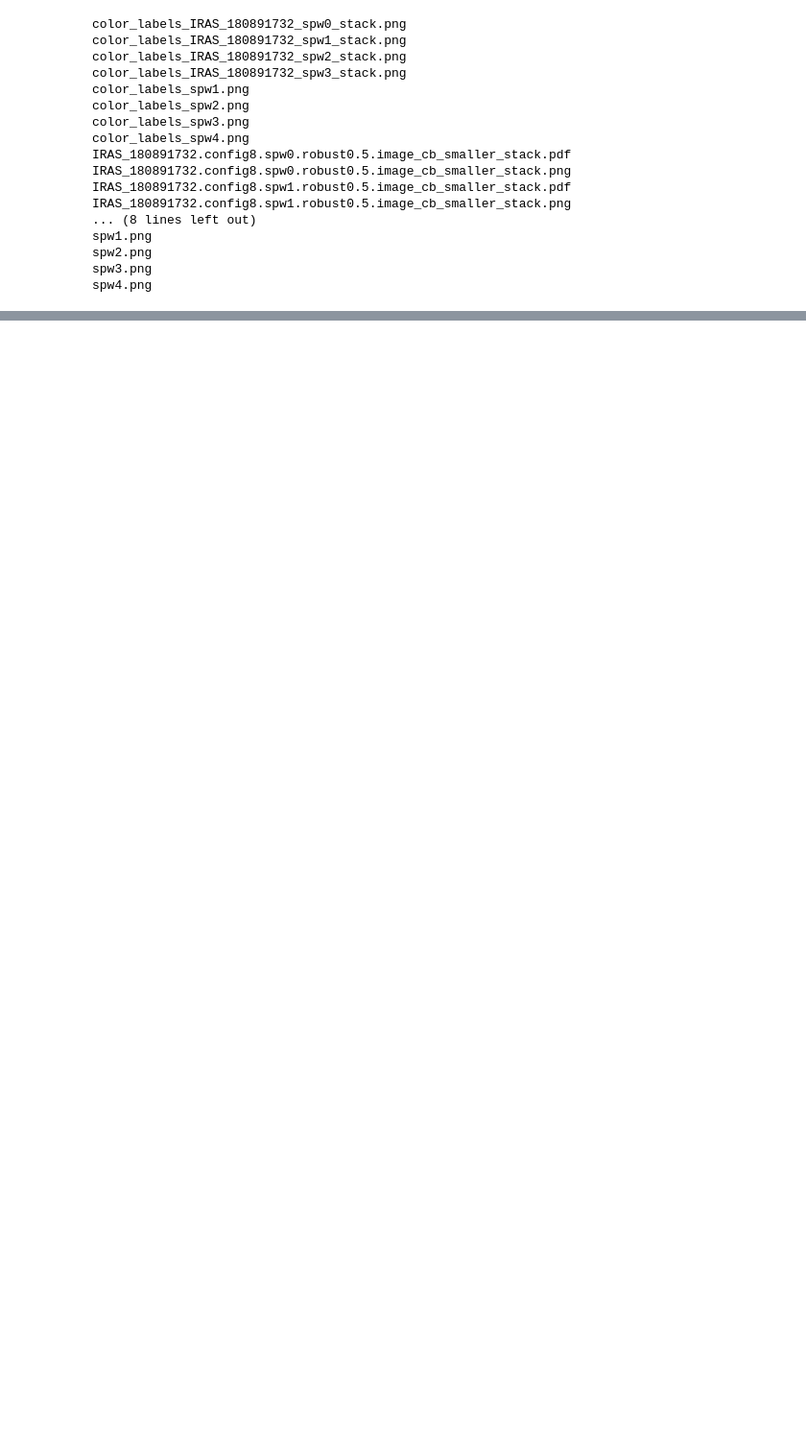
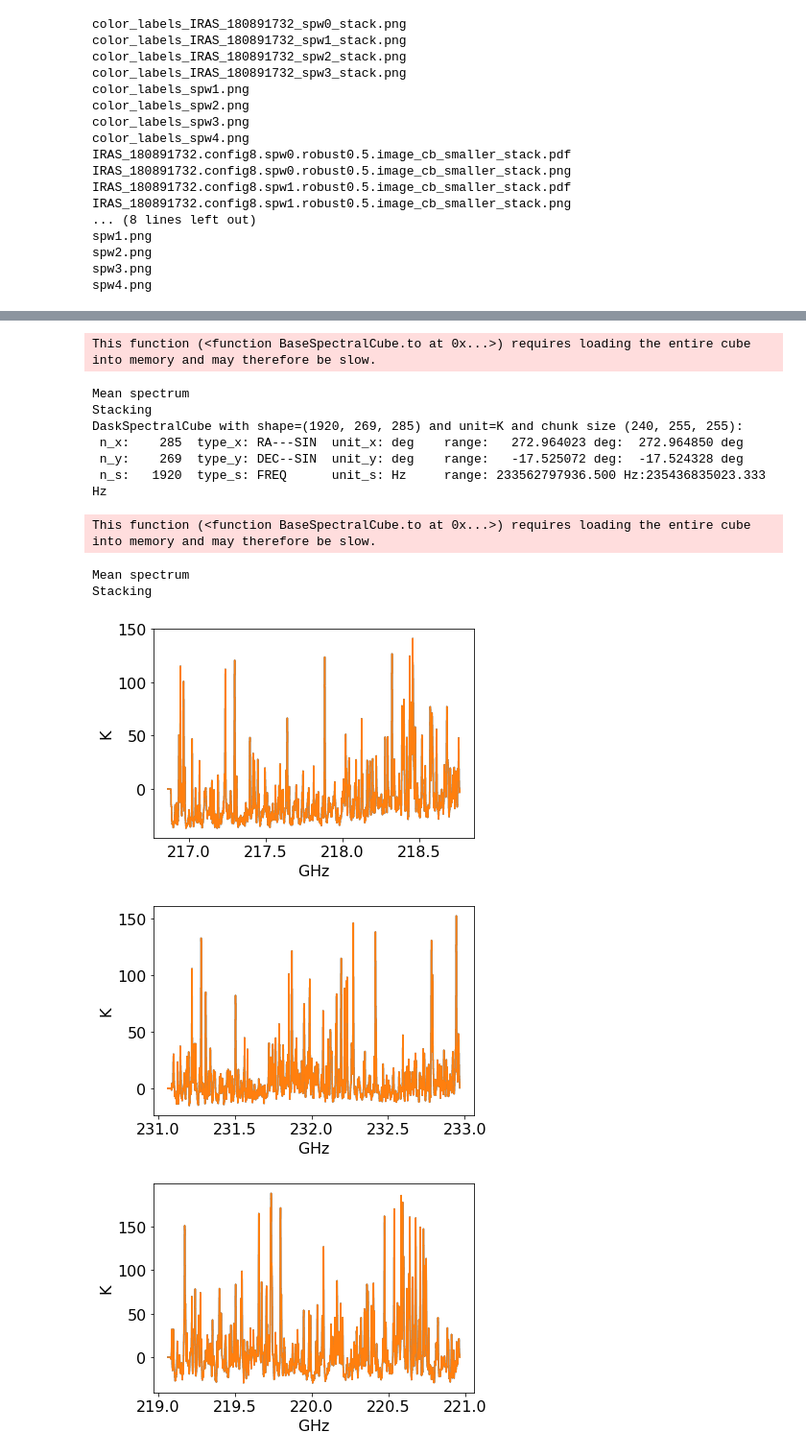
Before and after one commit to keflavich/saltmining, a Jupyter notebook: notebooks/Sanhueza18089.ipynb, the cells around one changed output, grey strips where cells are left out. Shown at 96% size. Saved outputs shown, nothing was run; the diff lists cells and outputs as text; code cells hidden in the pictures; blank space fills up the shorter version.

```diff
--- a/notebooks/Sanhueza18089.ipynb
+++ b/notebooks/Sanhueza18089.ipynb
@@ -496,6 +551,7 @@ import glob
 import spectral_cube.analysis_utilities
 import reproject
 from tqdm.notebook import tqdm
+from astropy.io import fits
 
 cbflist = (glob.glob('IRAS_180891732.config8.spw[0-3].robust0.5.image_cb_smaller.fits'))
 for fn in cbflist:
@@ -520,7 +576,7 @@ for fn in cbflist:
                                              scube.wcs.celestial,
                                              shape_out=scube.shape[1:])
     vmap_proj = u.Quantity(vmap_proj, u.km/u.s)
-    fits.PrimaryHDU(data=vmap_proj, header=scube.wcs.celestial.to_header()).writeto('vmap.fits')
+    fits.PrimaryHDU(data=vmap_proj.value, header=scube.wcs.celestial.to_header()).writeto('vmap.fits', overwrite=True)
     # convert to km/s with arbitrary rest value so 0 km/s can be interpreted
     if scube.spectral_axis.unit.is_equivalent(u.Hz):
         scube = scube.with_spectral_unit(u.km/u.s, velocity_convention='radio', rest_value=scube.spectral_axis.mean())
@@ -558,0 +626,13 @@ NameError: name 'fits' is not defined
+This function (<function BaseSpectralCube.to at 0x...>) requires loading the entire cube into memory and may therefore be slow.
+Mean spectrum
+Stacking
+DaskSpectralCube with shape=(1920, 269, 285) and unit=K and chunk size (240, 255, 255):
+ n_x:    285  type_x: RA---SIN  unit_x: deg    range:   272.964023 deg:  272.964850 deg
+ n_y:    269  type_y: DEC--SIN  unit_y: deg    range:   -17.525072 deg:  -17.524328 deg
+ n_s:   1920  type_s: FREQ      unit_s: Hz     range: 233562797936.500 Hz:235436835023.333 Hz
+This function (<function BaseSpectralCube.to at 0x...>) requires loading the entire cube into memory and may therefore be slow.
+Mean spectrum
+Stacking
+[figure, added]
+[figure, added]
+[figure, added]
```
Also changed, not shown: parts of 17 cells of this notebook, 1 other file.
